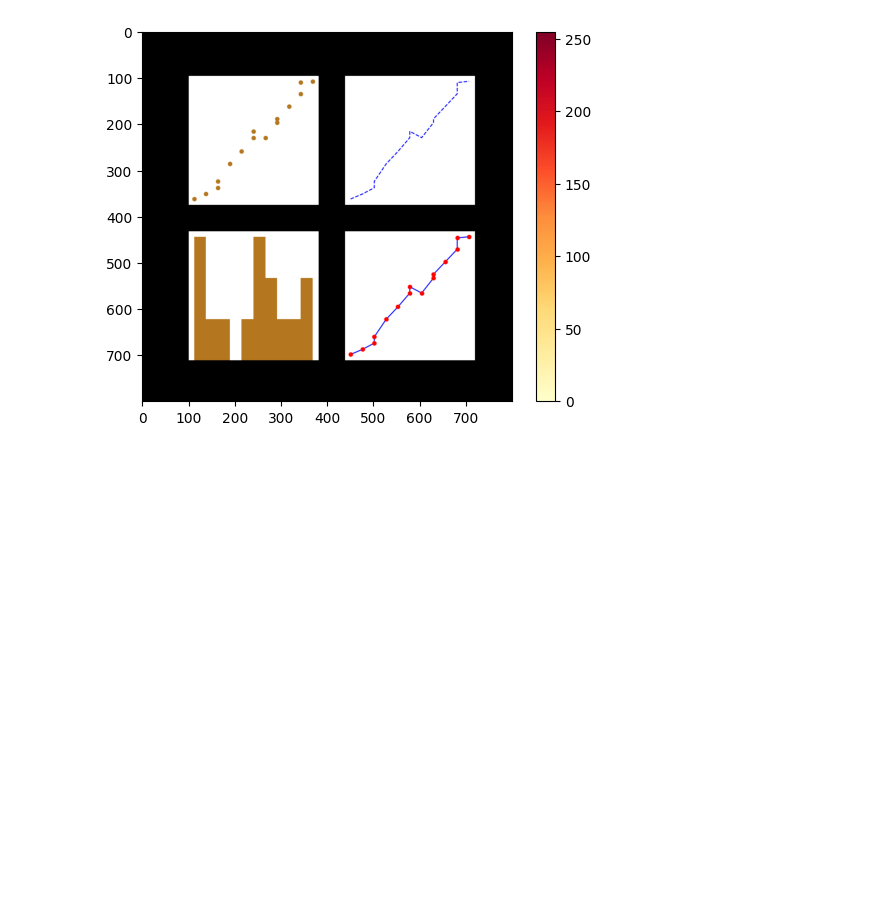
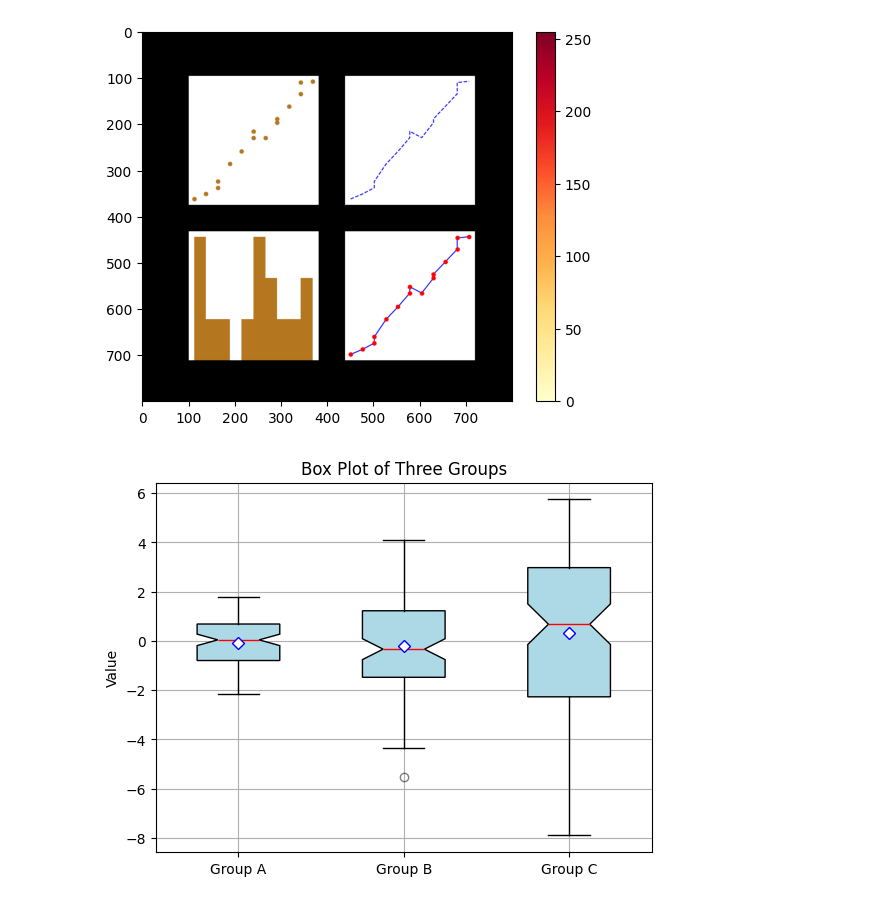
Before and after one commit to asupraja3/py-ml-toolkit-collab, a Jupyter notebook: Matplotlib_collab.ipynb, the cells around one changed output. Cells and saved outputs as stored; diff of their text form; code cells hidden in the pictures; blank space fills up the shorter version.

```diff
--- a/Matplotlib_collab.ipynb
+++ b/Matplotlib_collab.ipynb
@@ -422,3 +422,33 @@ plt.colorbar()
 plt.show()
 # %% [output]
 [figure]
+# %%
+import matplotlib.pyplot as plt
+import numpy as np
+
+# Simulated grouped data
+data = [np.random.normal(0, std, 100) for std in range(1, 4)]
+
+# Draw boxplot with customization
+plt.boxplot(
+    data,
+    notch=True,
+    patch_artist=True,
+    widths=0.5,
+    showmeans=True,
+    meanline=False,
+    showcaps=True,
+    showfliers=True,
+    labels=['Group A', 'Group B', 'Group C'],
+    boxprops=dict(facecolor='lightblue', color='black'),
+    medianprops=dict(color='red'),
+    meanprops=dict(marker='D', markerfacecolor='white', markeredgecolor='blue'),
+    flierprops=dict(marker='o', color='gray', alpha=0.5)
+)
+
+plt.title("Box Plot of Three Groups")
+plt.ylabel("Value")
+plt.grid(True)
+plt.show()
+# %% [output]
+[figure, added]
```
